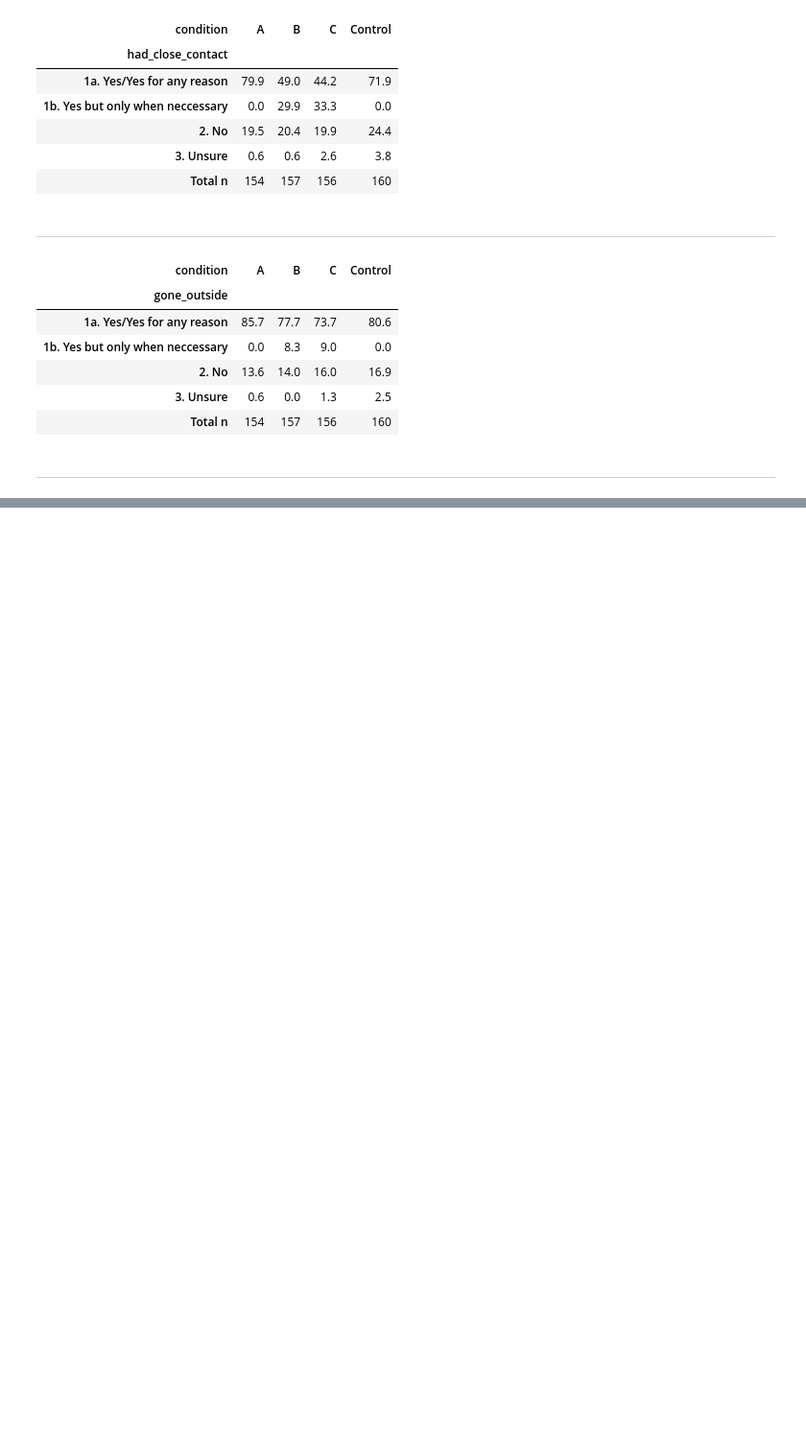
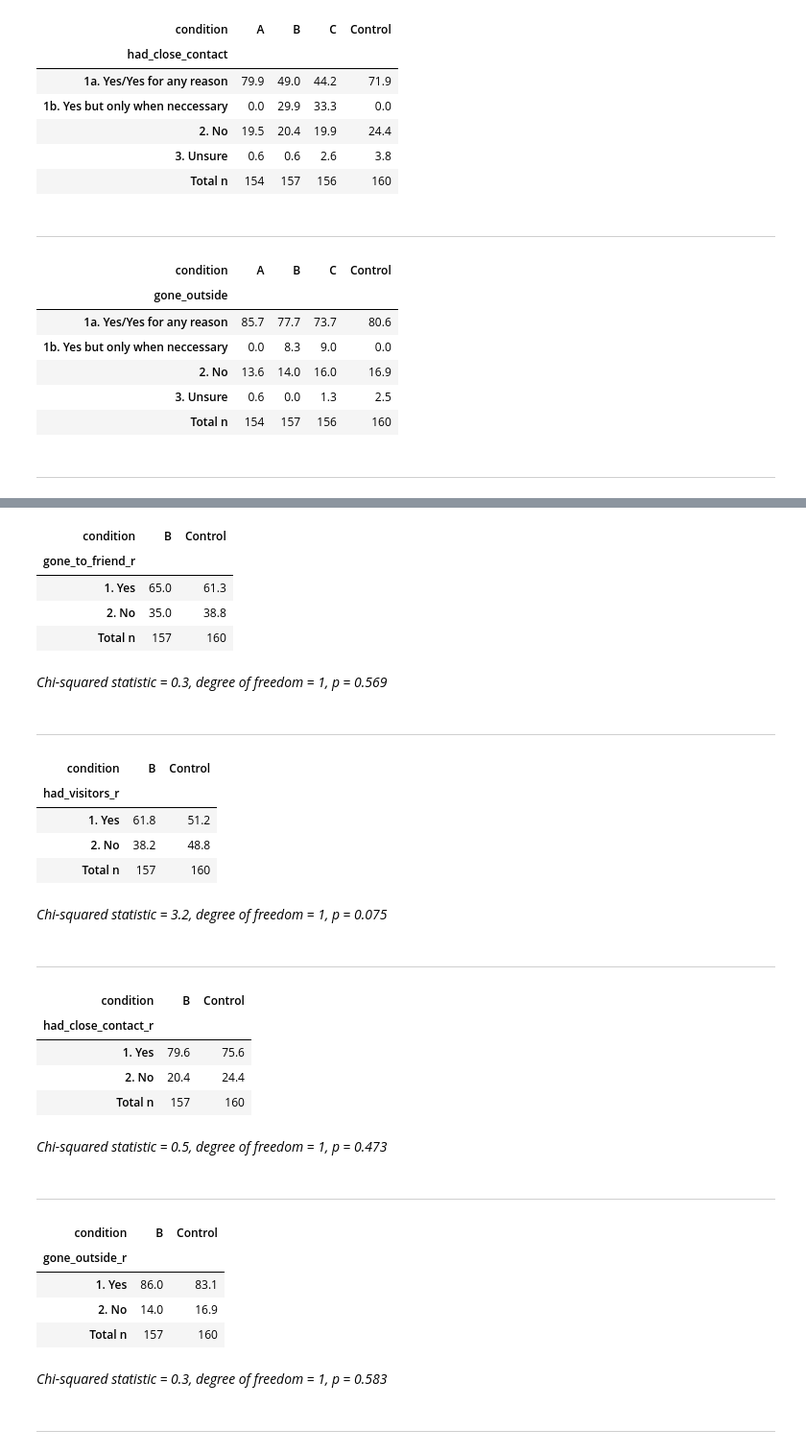
Before and after one commit to rosalynnyang/fb_uas_study, a Jupyter notebook: report/9.3_STL_extension_data.ipynb, the cells around one changed output, grey strips where cells are left out. Shown: that part at 96% size. Cells and saved outputs as stored; diff of their text form; code cells hidden in the pictures; blank space fills up the shorter version.

```diff
--- a/report/9.3_STL_extension_data.ipynb
+++ b/report/9.3_STL_extension_data.ipynb
@@ -212,0 +259,33 @@ recoded_cols = ['gone_to_friend_r', 'had_visitors_r', 'had_close_contact_r', 'go
+# %%
+# cross-tabs based on recodes
+for col in recoded_cols:
+    util.crosstab_chisq(col, 'condition', ext_B, chisqtest=True)
+# %% [output]
+| condition | B | Control |
+| gone_to_friend_r |  |  |
+| 1. Yes | 65.0 | 61.3 |
+| 2. No | 35.0 | 38.8 |
+| Total n | 157 | 160 |
+*Chi-squared statistic = 0.3, degree of freedom = 1, p = 0.569*
+-----
+| condition | B | Control |
+| had_visitors_r |  |  |
+| 1. Yes | 61.8 | 51.2 |
+| 2. No | 38.2 | 48.8 |
+| Total n | 157 | 160 |
+*Chi-squared statistic = 3.2, degree of freedom = 1, p = 0.075*
+-----
+| condition | B | Control |
+| had_close_contact_r |  |  |
+| 1. Yes | 79.6 | 75.6 |
+| 2. No | 20.4 | 24.4 |
+| Total n | 157 | 160 |
+*Chi-squared statistic = 0.5, degree of freedom = 1, p = 0.473*
+-----
+| condition | B | Control |
+| gone_outside_r |  |  |
+| 1. Yes | 86.0 | 83.1 |
+| 2. No | 14.0 | 16.9 |
+| Total n | 157 | 160 |
+*Chi-squared statistic = 0.3, degree of freedom = 1, p = 0.583*
+-----
```
Also changed, not shown: parts of 34 cells of this notebook.
